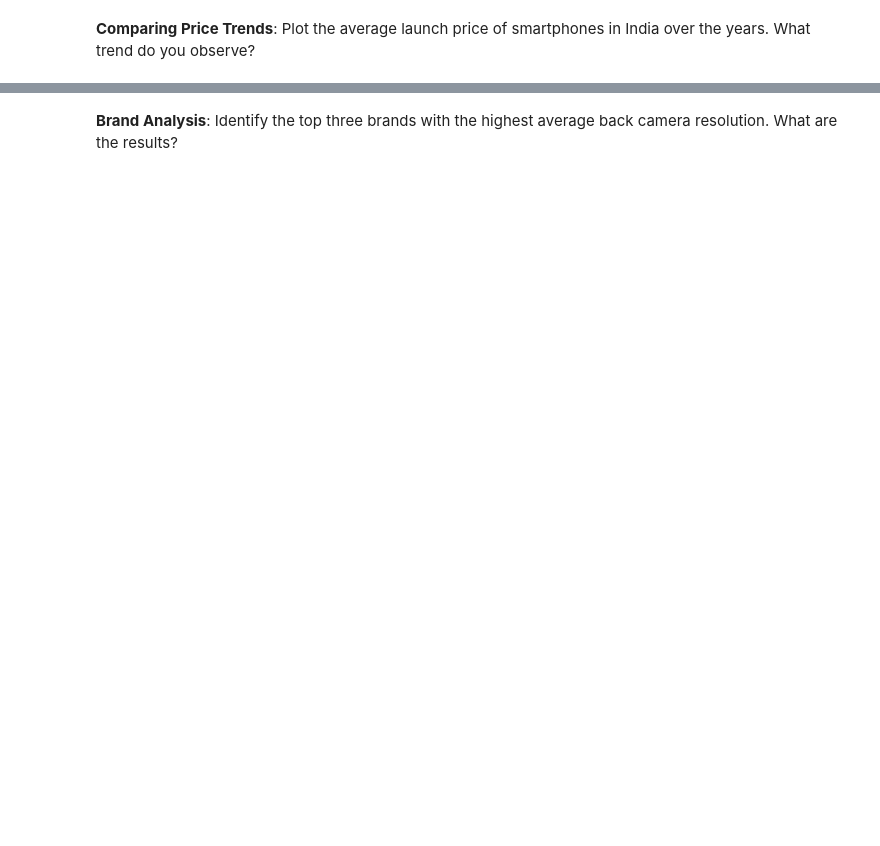
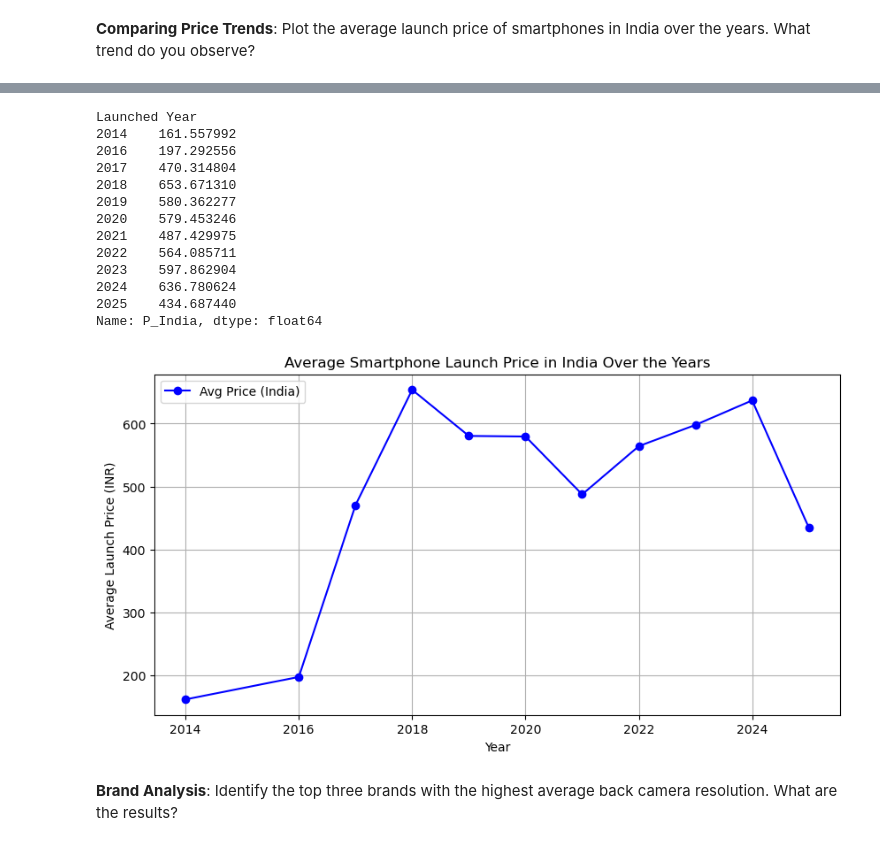
Before and after one commit to NaftalyMurimi/Data-Works, a Jupyter notebook: Mobile Dataset/Mobile Dataset Analysis.ipynb, the cells around one changed output, grey strips where cells are left out. Saved outputs shown, nothing was run; the diff lists cells and outputs as text; code cells hidden in the pictures; blank space fills up the shorter version.

```diff
--- a/Mobile Dataset/Mobile Dataset Analysis.ipynb
+++ b/Mobile Dataset/Mobile Dataset Analysis.ipynb
@@ -165,2 +256,34 @@ data.head()
+# %%
+# Group by year and calculate the mean price
+price_trends = data.groupby("Launched Year")["P_India"].mean()
+
+# Display trends
+print(price_trends)
+# Plot the price trends
+plt.figure(figsize=(10, 5))
+plt.plot(price_trends.index, price_trends.values, marker="o", linestyle="-", color="b", label="Avg Price (India)")
+
+# Formatting the plot
+plt.xlabel("Year")
+plt.ylabel("Average Launch Price (INR)")
+plt.title("Average Smartphone Launch Price in India Over the Years")
+plt.grid(True)
+plt.legend()
+plt.show()
+# %% [output]
+Launched Year
+2014    161.557992
+2016    197.292556
+2017    470.314804
+2018    653.671310
+2019    580.362277
+2020    579.453246
+2021    487.429975
+2022    564.085711
+2023    597.862904
+2024    636.780624
+2025    434.687440
+Name: P_India, dtype: float64
+[figure, added]
 # %% [markdown]
 **Brand Analysis**: Identify the top three brands with the highest average back camera resolution. What are the results?
```
Also changed, not shown: parts of 16 cells of this notebook.
